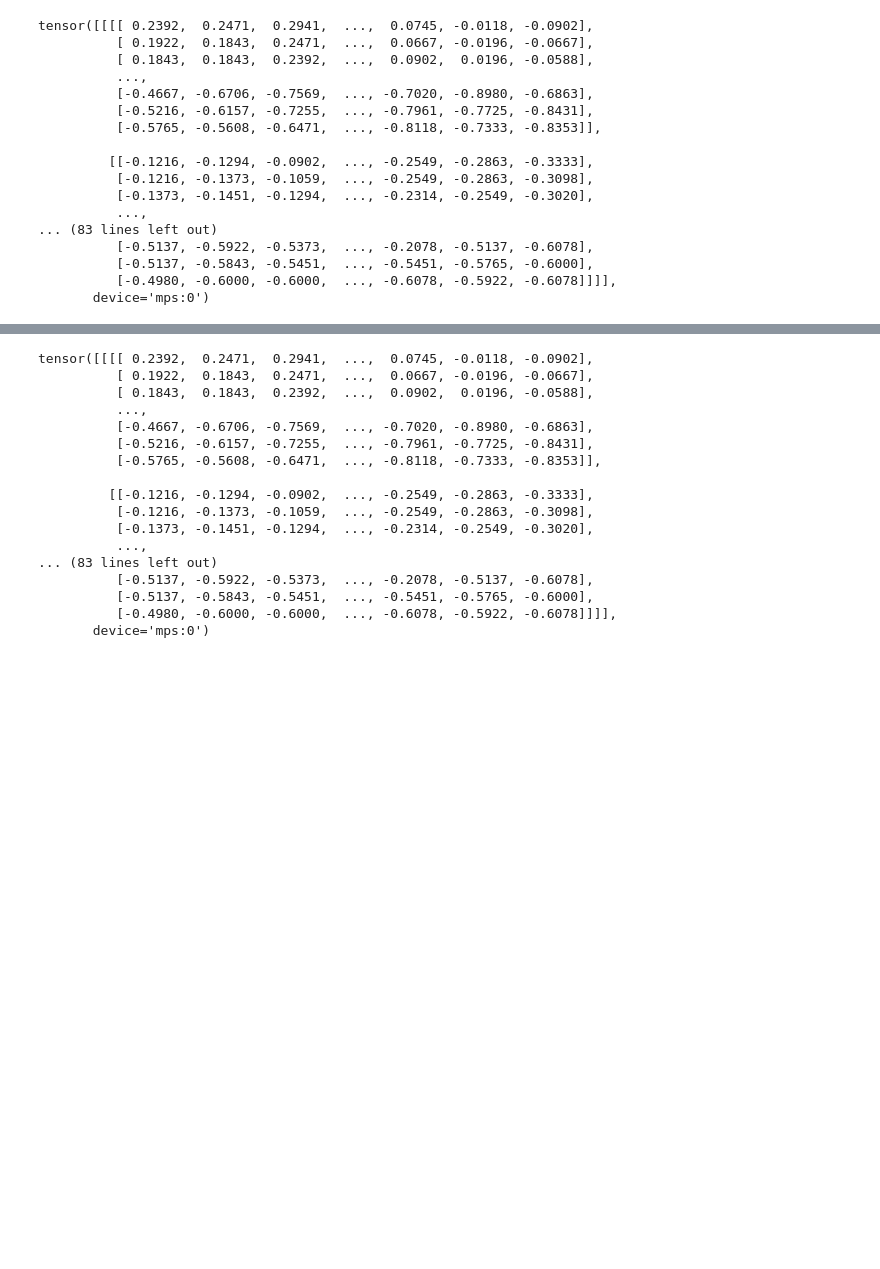
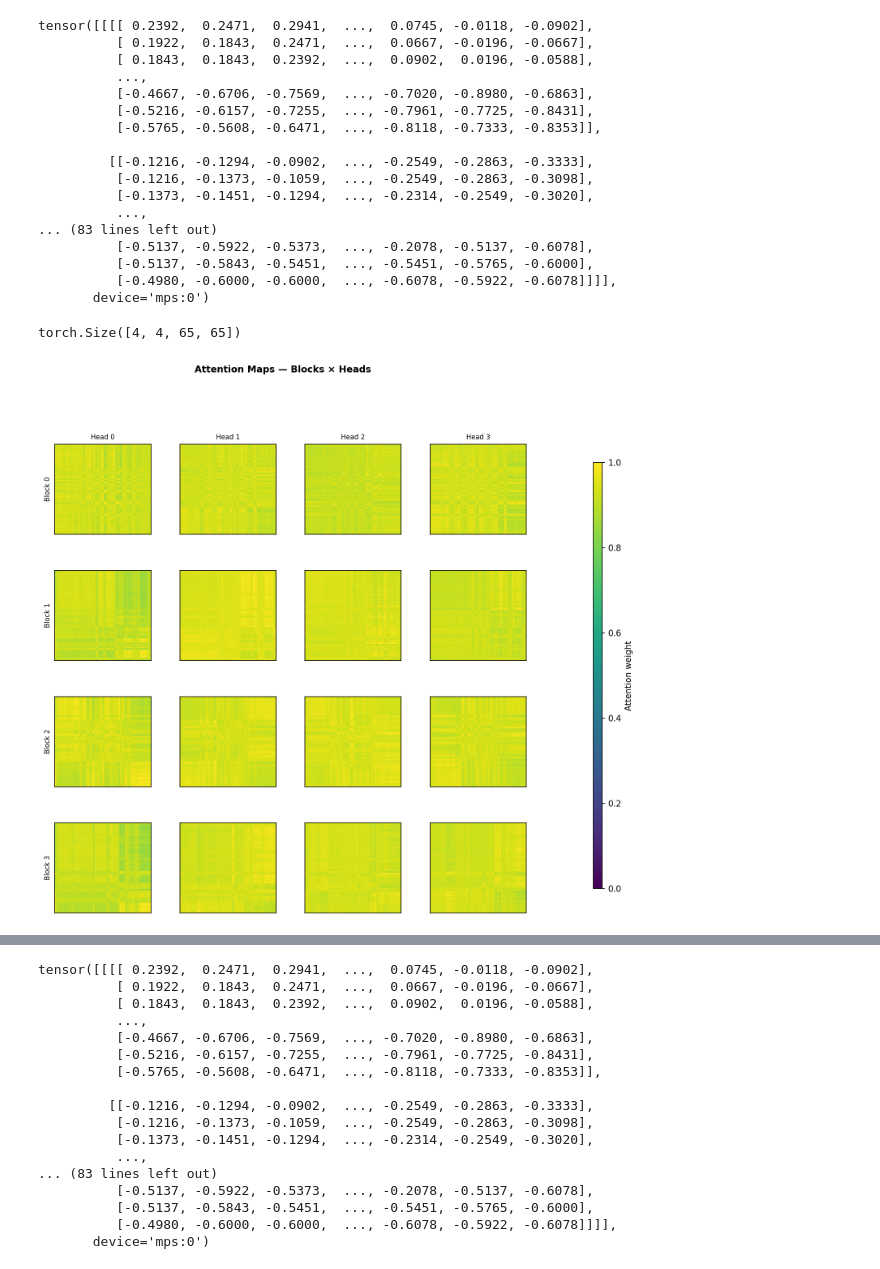
Before and after one commit to valentinafeve/interpretable-transformers, a Jupyter notebook: visualize_attention.ipynb, the cells around one changed output, grey strips where cells are left out. Cells and saved outputs as stored; diff of their text form; code cells hidden in the pictures; blank space fills up the shorter version.

```diff
--- a/visualize_attention.ipynb
+++ b/visualize_attention.ipynb
@@ -102,8 +102,15 @@ model = ViTForClassfication(config=config)
 # %%
 input_images = images.to(next(model.parameters()).device)
 logits, attention_maps = model(input_images, output_attentions=True)
+# %%
+attention_maps[0].shape
+# %% [output]
+torch.Size([4, 4, 65, 65])
 # %%
-images_of_attention = visualize_attention(attention_maps)
+images_of_attention = visualize_attention(attention_maps[0])
+images_of_attention
+# %% [output]
+[figure, added]
 # %%
 for image in images_of_attention:
     plt.imshow(image)
```
Also changed, not shown: parts of 2 cells of this notebook, 7 other files.
